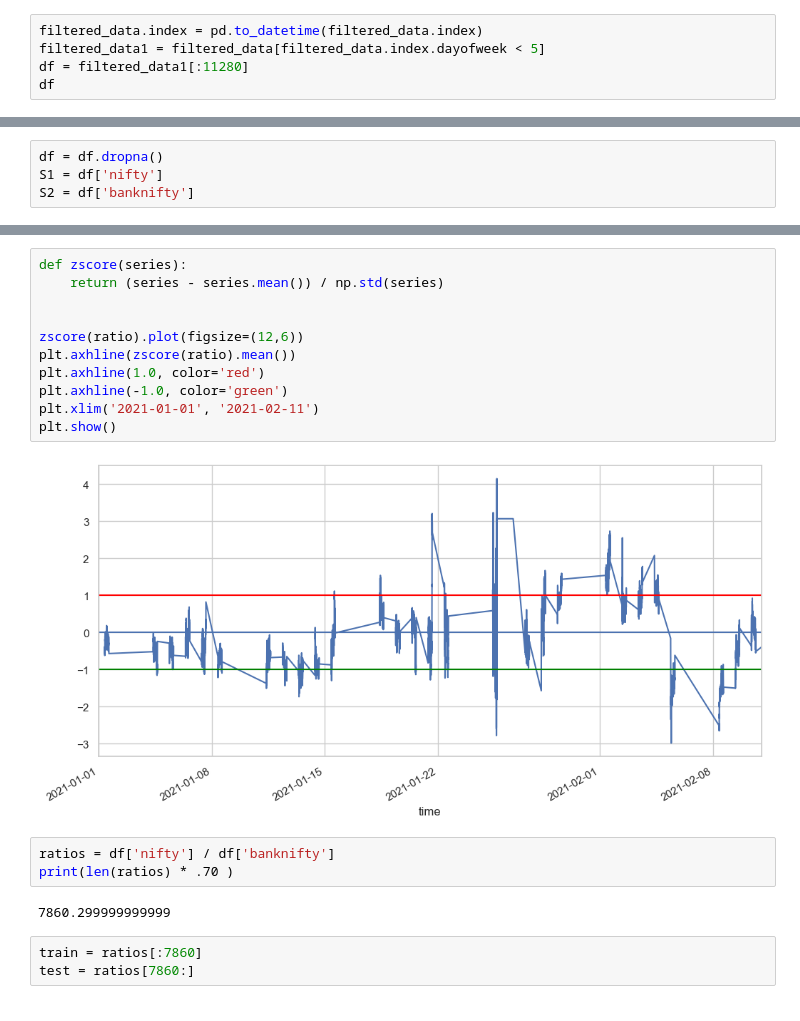
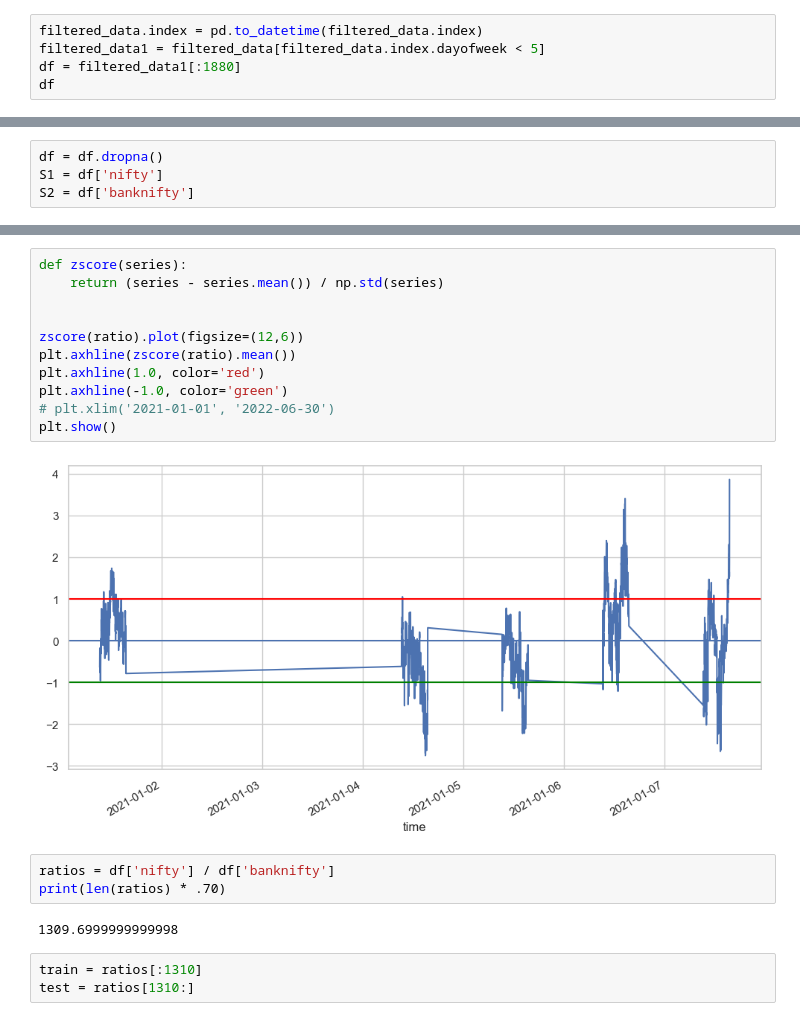
Before and after one commit to VishalReddy3105/Pairs-Trading-Nifty-BankNifty, a Jupyter notebook: alter.ipynb, the cells around one changed output, grey strips where cells are left out. Cells and saved outputs as stored; diff of their text form.

```diff
--- a/alter.ipynb
+++ b/alter.ipynb
@@ -26,7 +26,7 @@ filtered_data.drop(columns=['Time'], inplace=True)
 # %%
 filtered_data.index = pd.to_datetime(filtered_data.index)
 filtered_data1 = filtered_data[filtered_data.index.dayofweek < 5]
-df = filtered_data1[:11280]
+df = filtered_data1[:1880]
 df
 # %% [output]
 |  | banknifty | nifty | tte |
@@ -71,24 +71,24 @@ plt.legend(['Price Ratio']);
 # %%
 def zscore(series):
     return (series - series.mean()) / np.std(series)
 
 
 zscore(ratio).plot(figsize=(12,6))
 plt.axhline(zscore(ratio).mean())
 plt.axhline(1.0, color='red')
 plt.axhline(-1.0, color='green')
-plt.xlim('2021-01-01', '2021-02-11')
+# plt.xlim('2021-01-01', '2022-06-30')
 plt.show()
 # %% [output]
-[figure, old version]
+[figure, new version]
 # %%
 ratios = df['nifty'] / df['banknifty']
-print(len(ratios) * .70 )
+print(len(ratios) * .70)
 # %% [output]
-7860.299999999999
+1309.6999999999998
 # %%
-train = ratios[:7860]
-test = ratios[7860:]
+train = ratios[:1310]
+test = ratios[1310:]
 # %%
 ratios_mavg5 = train.rolling(window=5, center=False).mean()
 ratios_mavg60 = train.rolling(window=60, center=False).mean()
```
Also changed, not shown: parts of 14 cells of this notebook, 1 other file.
